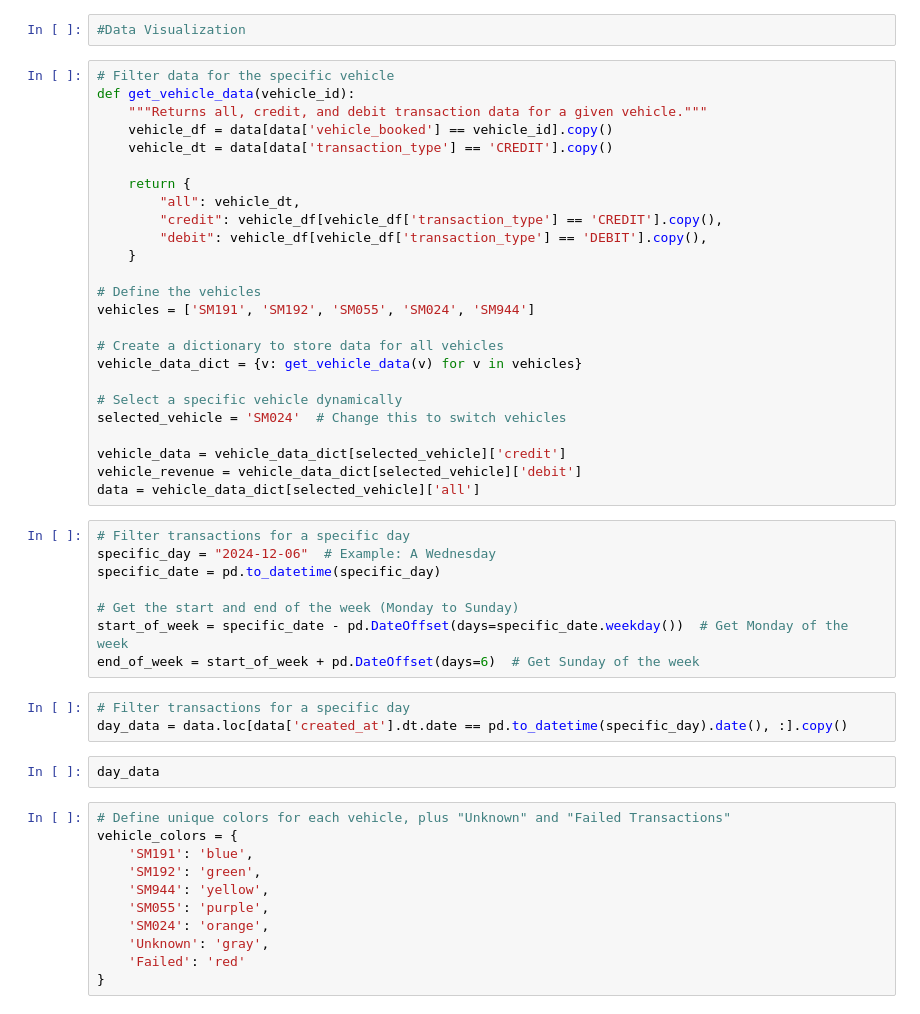
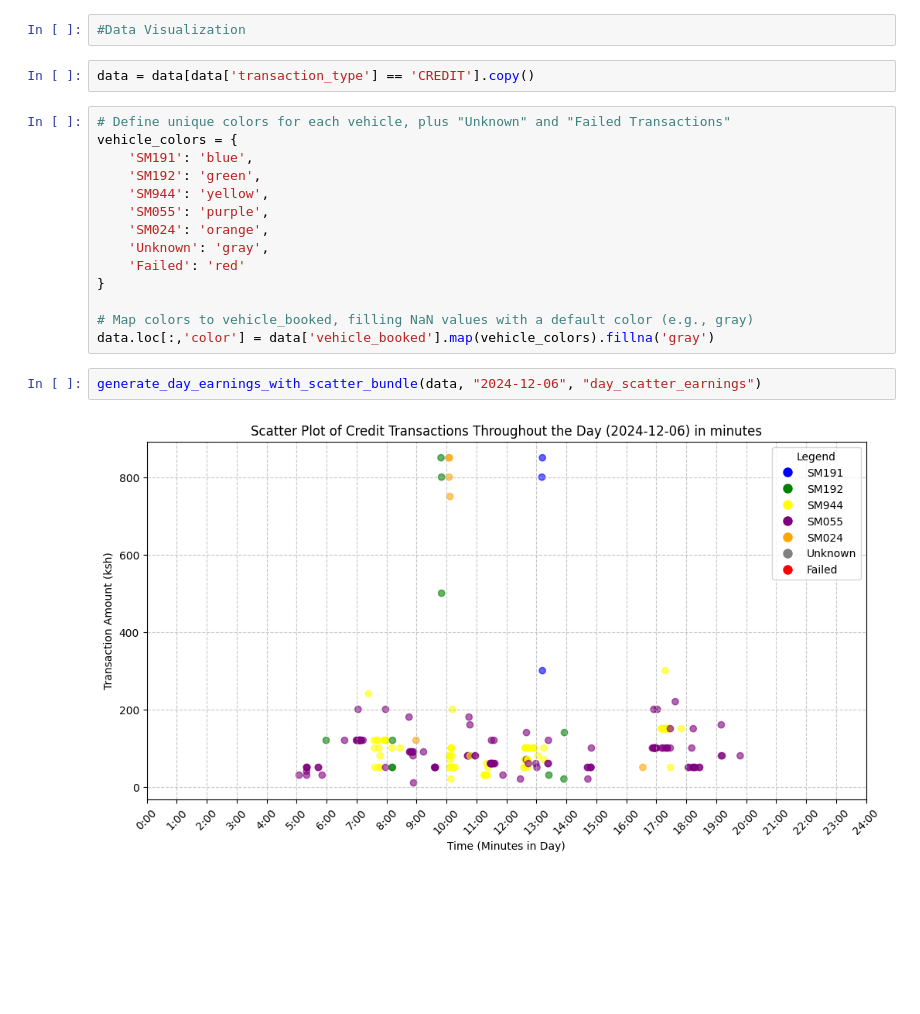
Before and after one commit to TJselevani/python-analysis, a Jupyter notebook: eda/day.ipynb, the cells around one changed output. Drawn from its saved outputs; the diff is of its cells as text; blank space fills up the shorter version.

```diff
--- a/eda/day.ipynb
+++ b/eda/day.ipynb
@@ -54,44 +63,8 @@ def format_days_xticks():
 #data.isnull().sum()
 # %%
 #Data Visualization
-# %%
-# Filter data for the specific vehicle
-def get_vehicle_data(vehicle_id):
-    """Returns all, credit, and debit transaction data for a given vehicle."""
-    vehicle_df = data[data['vehicle_booked'] == vehicle_id].copy()
-    vehicle_dt = data[data['transaction_type'] == 'CREDIT'].copy()
-
-    return {
-        "all": vehicle_dt,
-        "credit": vehicle_df[vehicle_df['transaction_type'] == 'CREDIT'].copy(),
-        "debit": vehicle_df[vehicle_df['transaction_type'] == 'DEBIT'].copy(),
-    }
-
-# Define the vehicles
-vehicles = ['SM191', 'SM192', 'SM055', 'SM024', 'SM944']
-
-# Create a dictionary to store data for all vehicles
-vehicle_data_dict = {v: get_vehicle_data(v) for v in vehicles}
-
-# Select a specific vehicle dynamically
-selected_vehicle = 'SM024'  # Change this to switch vehicles
-
-vehicle_data = vehicle_data_dict[selected_vehicle]['credit']
-vehicle_revenue = vehicle_data_dict[selected_vehicle]['debit']
-data = vehicle_data_dict[selected_vehicle]['all']
-# %%
-# Filter transactions for a specific day
-specific_day = "2024-12-06"  # Example: A Wednesday
-specific_date = pd.to_datetime(specific_day)
-
-# Get the start and end of the week (Monday to Sunday)
-start_of_week = specific_date - pd.DateOffset(days=specific_date.weekday())  # Get Monday of the week
-end_of_week = start_of_week + pd.DateOffset(days=6)  # Get Sunday of the week
-# %%
-# Filter transactions for a specific day
-day_data = data.loc[data['created_at'].dt.date == pd.to_datetime(specific_day).date(), :].copy()
-# %%
-day_data
+# %%
+data = data[data['transaction_type'] == 'CREDIT'].copy()
 # %%
 # Define unique colors for each vehicle, plus "Unknown" and "Failed Transactions"
 vehicle_colors = {
@@ -103,3 +76,10 @@ vehicle_colors = {
     'Unknown': 'gray',
     'Failed': 'red'
 }
+
+# Map colors to vehicle_booked, filling NaN values with a default color (e.g., gray)
+data.loc[:,'color'] = data['vehicle_booked'].map(vehicle_colors).fillna('gray')
+# %%
+generate_day_earnings_with_scatter_bundle(data, "2024-12-06", "day_scatter_earnings")
+# %% [output]
+[figure, added]
```
Also changed, not shown: parts of 14 cells of this notebook, 30 other files.
